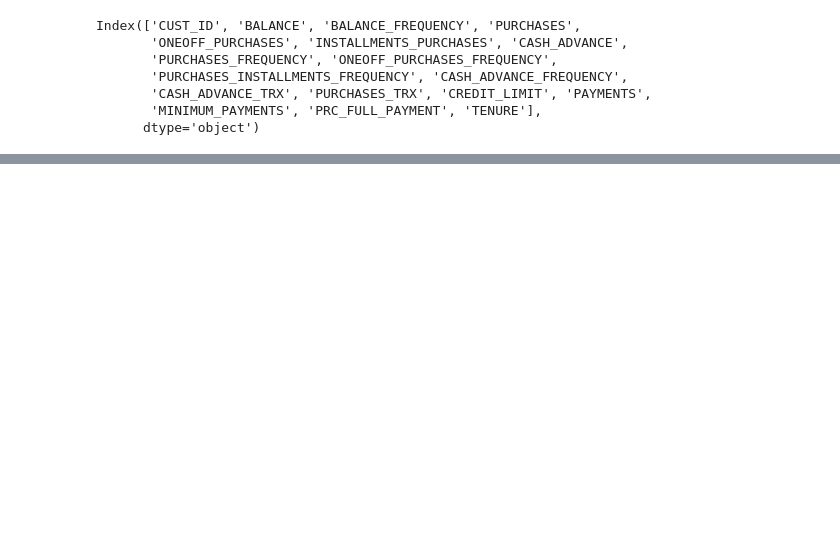
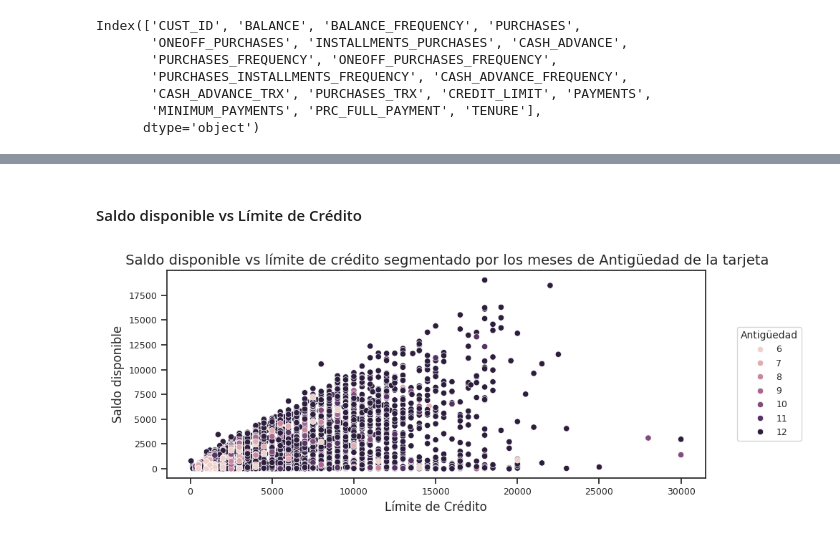
Before and after one commit to RicardxJMG/Data-projects, a Jupyter notebook: Data Science Projects/Credit Card Clustering/Clustering_Tarjeta_Credito.ipynb, the cells around one changed output, grey strips where cells are left out. Cells and saved outputs as stored; diff of their text form; code cells hidden in the pictures; blank space fills up the shorter version.

```diff
--- a/Data Science Projects/Credit Card Clustering/Clustering_Tarjeta_Credito.ipynb
+++ b/Data Science Projects/Credit Card Clustering/Clustering_Tarjeta_Credito.ipynb
@@ -445,0 +172,12 @@ dtype: float64
+# %% [markdown]
+#### Saldo disponible vs Límite de Crédito
+# %%
+dict_dea2 = {"title": "     Saldo disponible vs límite de crédito segmentado por los meses de Antigüedad de la tarjeta",
+             "x_label": "Límite de Crédito",
+             "y_label": "Saldo disponible",
+             "hue": "TENURE",
+             "hue_title": "Antigüedad"}
+
+plot_scatter(dataset, "CREDIT_LIMIT", "BALANCE", **dict_dea2)
+# %% [output]
+[figure, added]
```
Also changed, not shown: parts of 111 cells of this notebook.
